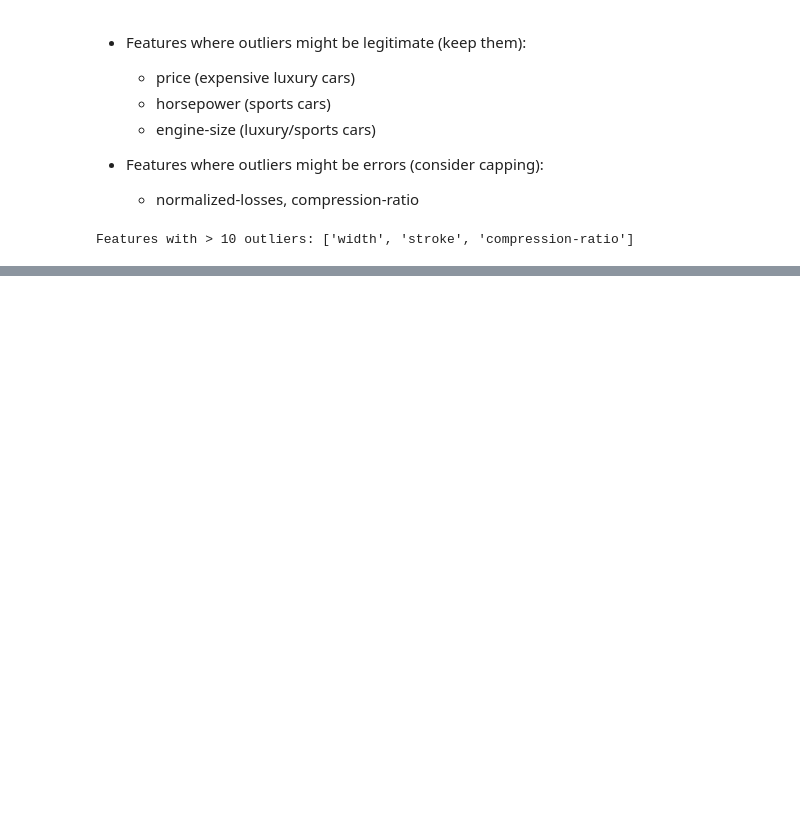
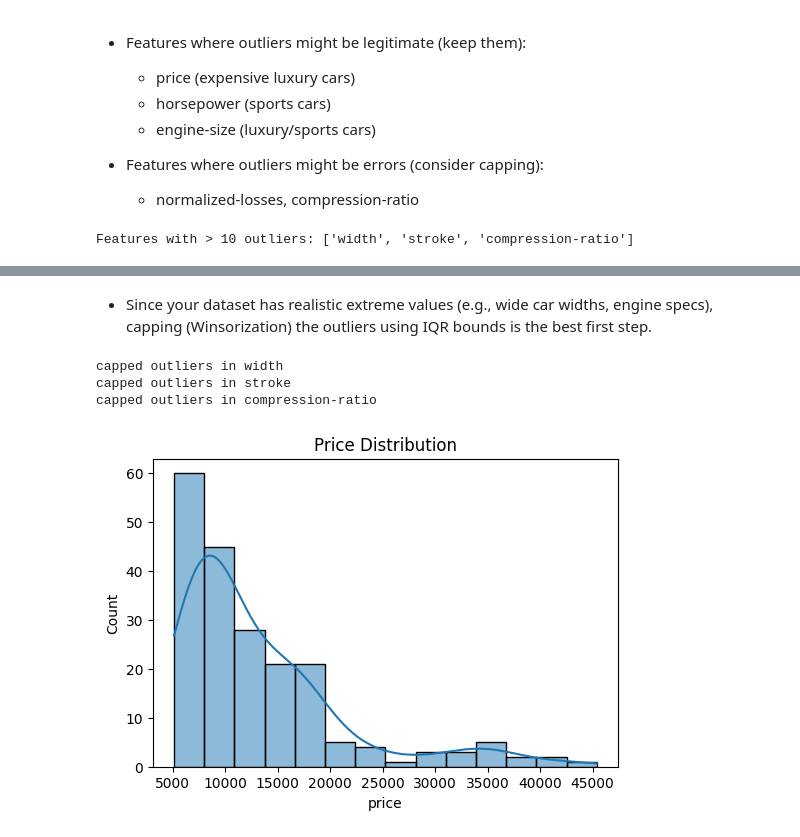
Before and after one commit to Kumbhakarn/classic-ml-algorithms, a Jupyter notebook: notebooks/linear-regression.ipynb, the cells around one changed output, grey strips where cells are left out. Saved outputs shown, nothing was run; the diff lists cells and outputs as text; code cells hidden in the pictures; blank space fills up the shorter version.

```diff
--- a/notebooks/linear-regression.ipynb
+++ b/notebooks/linear-regression.ipynb
@@ -334,0 +438,2 @@ Features with > 10 outliers: ['width', 'stroke', 'compression-ratio']
+# %% [markdown]
+- Since your dataset has realistic extreme values (e.g., wide car widths, engine specs), capping (Winsorization) the outliers using IQR bounds is the best first step.
@@ -334,0 +444,23 @@ Features with > 10 outliers: ['width', 'stroke', 'compression-ratio']
+# %%
+for col in ['width','stroke','compression-ratio']:
+    Q1 = df[col].quantile(0.25)
+    Q3 = df[col].quantile(0.75)
+    IQR = Q3 - Q1
+
+    lower_bound = Q1 - 1.5 * IQR
+    upper_bound = Q3 + 1.5 * IQR
+
+    df[col] = df[col].clip(lower=lower_bound,upper=upper_bound)
+    print(f"capped outliers in {col}")
+# %% [output]
+capped outliers in width
+capped outliers in stroke
+capped outliers in compression-ratio
+# %%
+### EDA Quick Plots
+plt.figure(figsize=(6,4))
+sns.histplot(df['price'],kde=True)
+plt.title('Price Distribution')
+plt.show()
+# %% [output]
+[figure, added]
```
Also changed, not shown: parts of 15 cells of this notebook.
